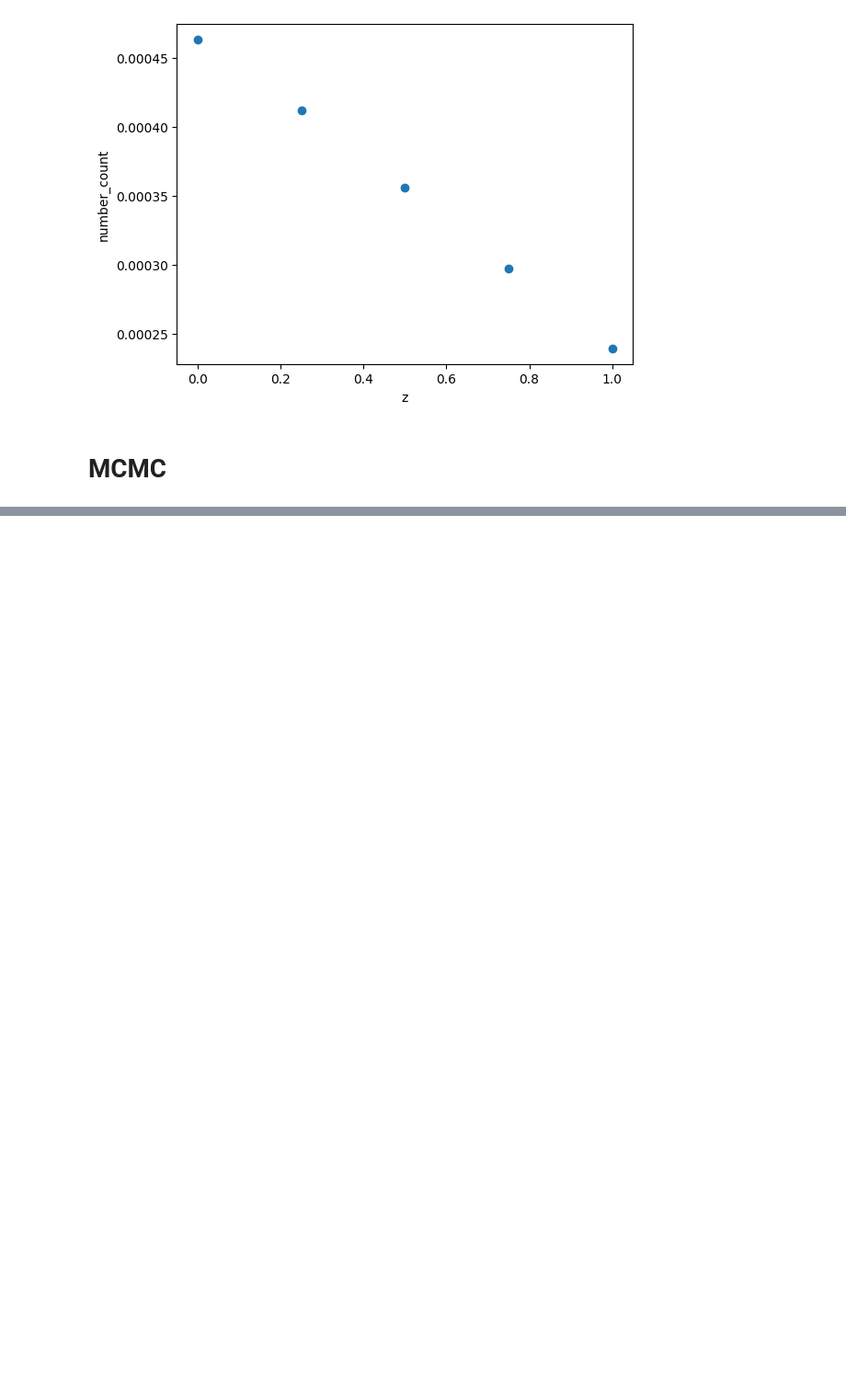
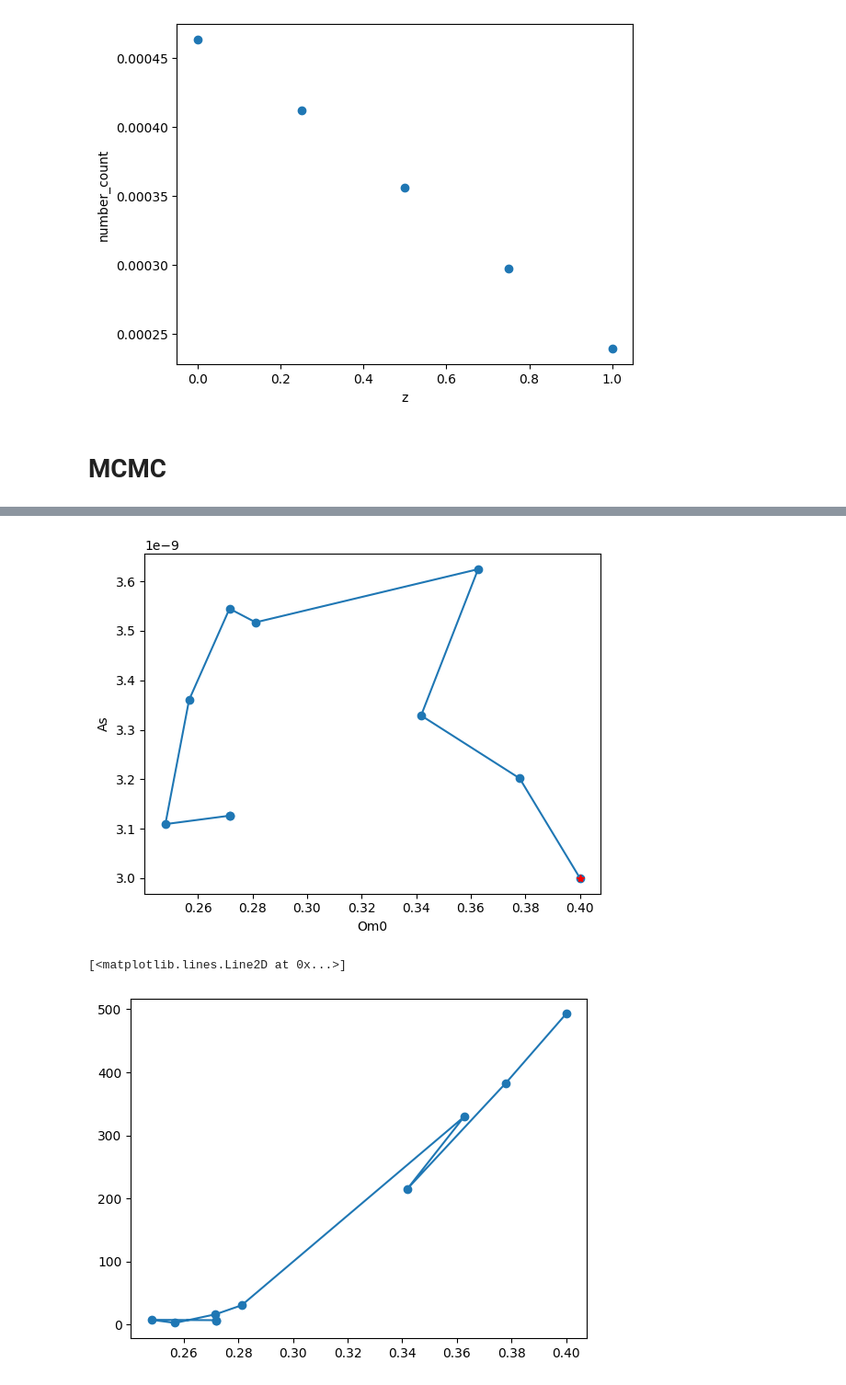
Before and after one commit to Thomas054/My_hmf, a Jupyter notebook: Test_NumberCount.ipynb, the cells around one changed output, grey strips where cells are left out. Shown at 92% size. Cells and saved outputs as stored; diff of their text form; code cells hidden in the pictures; blank space fills up the shorter version.

Commit message:
MCMC pour n paramètres et enregistrement du "chemin" parcouru

```diff
--- a/Test_NumberCount.ipynb
+++ b/Test_NumberCount.ipynb
@@ -34,6 +34,6 @@ plt.show()
 # %% [markdown]
 ### Test du calcul du number count
 # %%
-N = 5
+N_z = 5
 zmax = 1
 # %%
@@ -67,0 +53,9 @@ Error:
+# %%
+s = Study(N_z,zmax, ["Om0","As"], knownpars = cosmo_params)
+s.create_artificial_data(cosmo_params)
+# %%
+N = 10
+thetai = np.array([0.4, 3e-9])
+step = 0.1*thetai
+
+L_pars, L_chi2 = s.calc_params(thetai, N, step)
@@ -67,0 +80,12 @@ Error:
+# %%
+plt.figure()
+plt.plot(L_pars[:,0], L_pars[:,1], 'o-')
+plt.plot(L_pars[0,0], L_pars[0,1], '*', color='red')
+plt.xlabel("Om0")
+plt.ylabel("As")
+plt.show()
+plt.plot(L_pars[:,0], L_chi2, 'o-')
+# %% [output]
+[figure, added]
+[<matplotlib.lines.Line2D at 0x...>]
+[figure, added]
```
Also changed, not shown: parts of 5 cells of this notebook, 1 other file.
